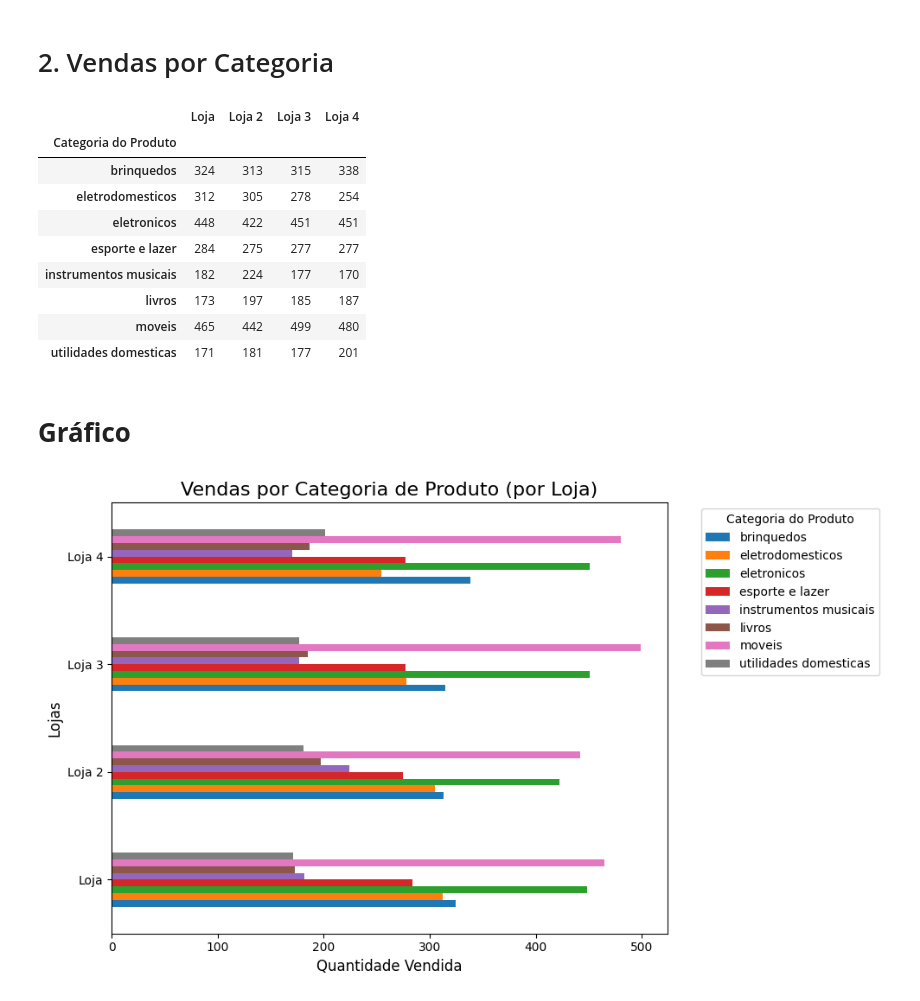
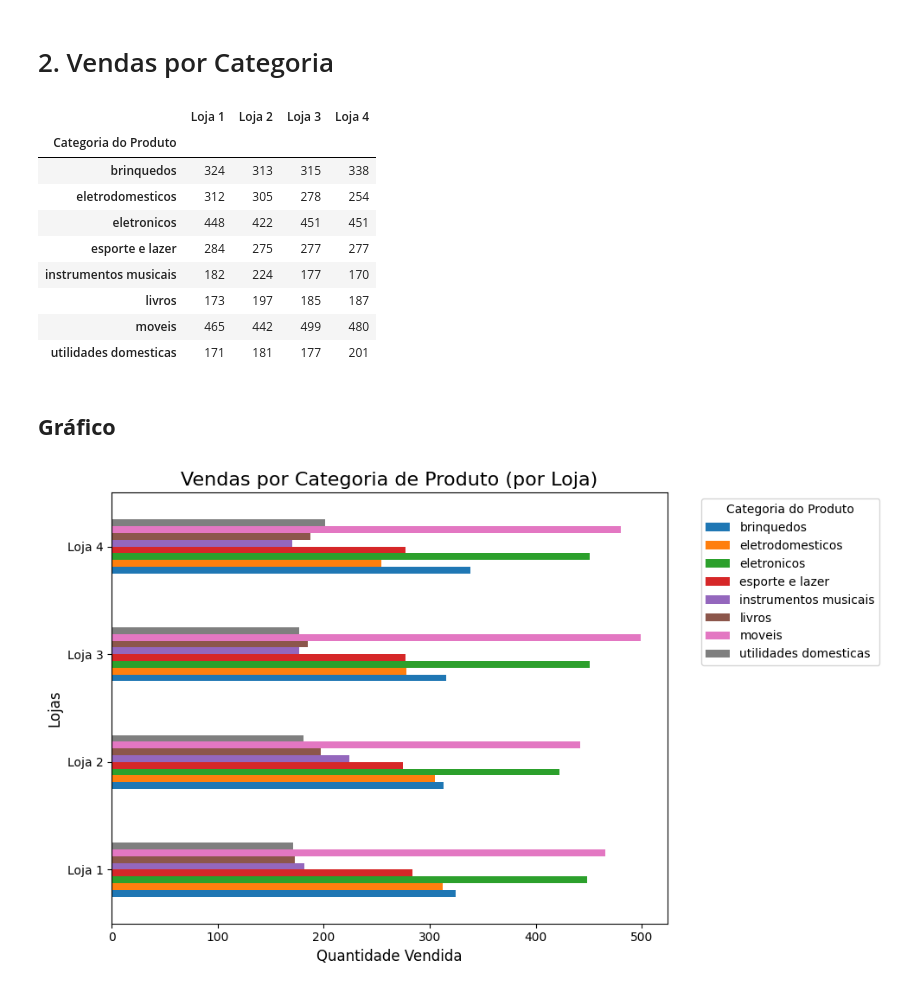
Before and after one commit to ASCCJR/AluraStoreOracleOne, a Jupyter notebook: AluraStoreBr.ipynb, the cells around one changed output. Cells and saved outputs as stored; diff of their text form; code cells hidden in the pictures.

```diff
--- a/AluraStoreBr.ipynb
+++ b/AluraStoreBr.ipynb
@@ -108,21 +108,21 @@ plt.show()
 # 2. Vendas por Categoria
 # %%
 lojas = [loja, loja2, loja3, loja4]
-nomes = ['Loja', 'Loja 2', 'Loja 3', 'Loja 4']
+nomes = ['Loja 1', 'Loja 2', 'Loja 3', 'Loja 4']
 
 # Agrupando e contando registros por categoria com groupby() e .size()
 tabelas = [
     l.groupby('Categoria do Produto').size().rename(n)
     for l, n in zip(lojas, nomes)
 ]
 
 # Une as tabelas, preenche com zeros e converte para inteiros
 tabela_vendas_por_categoria = pd.concat(tabelas, axis=1).fillna(0).astype(int)
 
 # Exibe a tabela com quantidade de produtos vendidos por categoria
 tabela_vendas_por_categoria
 # %% [output]
-|  | Loja | Loja 2 | Loja 3 | Loja 4 |
+|  | Loja 1 | Loja 2 | Loja 3 | Loja 4 |
 | Categoria do Produto |  |  |  |  |
 | brinquedos | 324 | 313 | 315 | 338 |
 | eletrodomesticos | 312 | 305 | 278 | 254 |
@@ -133,7 +133,7 @@ tabela_vendas_por_categoria
 | moveis | 465 | 442 | 499 | 480 |
 | utilidades domesticas | 171 | 181 | 177 | 201 |
 # %% [markdown]
-# **Gráfico**
+## **Gráfico**
 # %%
 # Transpondo a tabela para inverter linhas e colunas
 tabela_vendas_por_categoria_transposta = tabela_vendas_por_categoria.T
```
Also changed, not shown: parts of 15 cells of this notebook.
